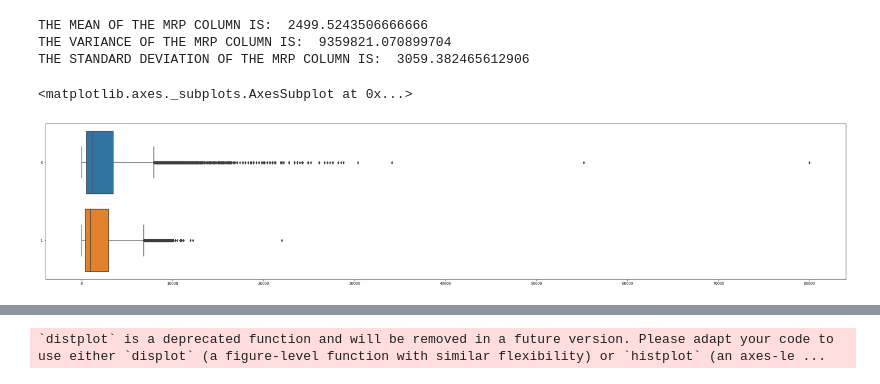
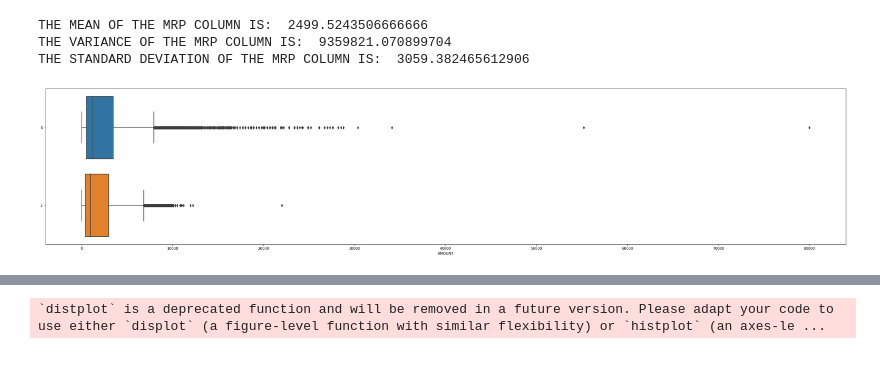
Before and after one commit to Abhishek4848/Amazon-product-listing-Analysis, a Jupyter notebook: AmazonDataAnalysis.ipynb, the cells around one changed output, grey strips where cells are left out. Cells and saved outputs as stored; diff of their text form; code cells hidden in the pictures.

```diff
--- a/AmazonDataAnalysis.ipynb
+++ b/AmazonDataAnalysis.ipynb
@@ -562,9 +594,10 @@ THE STANDARD DEVIATION OF THE MRP COLUMN IS:  3059.382465612906
 # %%
 plt.figure(figsize = (40,8))
 sns.boxplot(data = [amzn["Mrp"],amzn["Price"]],orient="h",)
+plt.xlabel('AMOUNT')
+plt.show()
 # %% [output]
-<matplotlib.axes._subplots.AxesSubplot at 0x...>
-[figure, old version]
+[figure, new version]
 # %% [markdown]
 ### NORMALISATION
 
```
Also changed, not shown: parts of 12 cells of this notebook.
